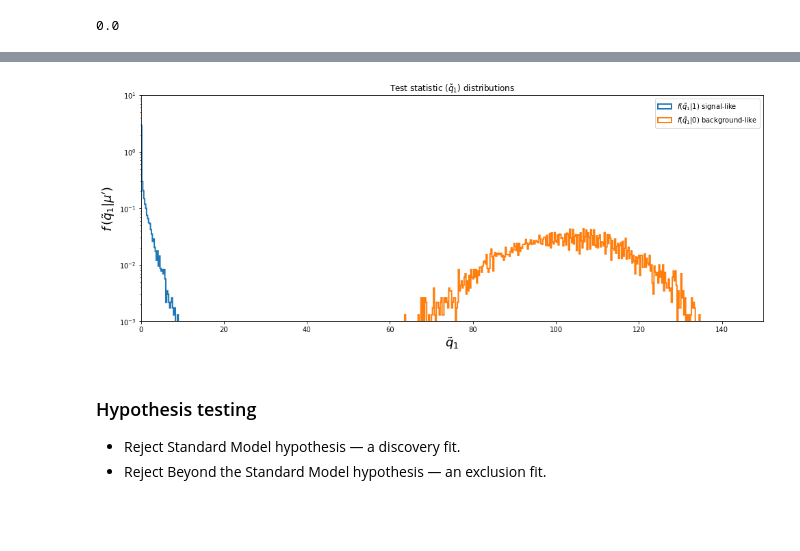
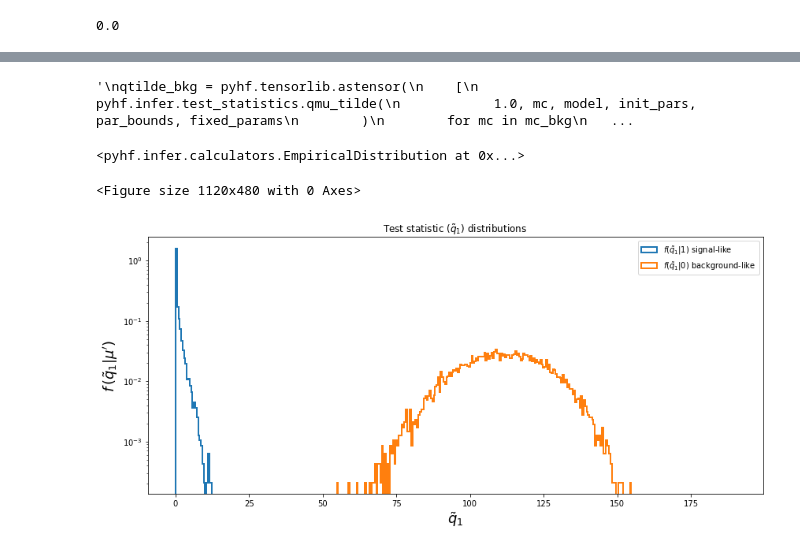
Before and after one commit to emabaci/LCP-mod.-B, a Jupyter notebook: final_project/Statistichal part.ipynb, the cells around one changed output, grey strips where cells are left out. Cells and saved outputs as stored; diff of their text form; code cells hidden in the pictures; blank space fills up the shorter version.

```diff
--- a/final_project/Statistichal part.ipynb
+++ b/final_project/Statistichal part.ipynb
@@ -57,8 +57,8 @@ import scipy.special as special
 # %%
 # Uploading counts from data
 # considering only m>100 GeV
-sim_signal_counts = np.load(r'signal_counts.npy')[9:,]
-sim_background_counts = np.load(r'background_counts.npy')[9:,]
-true_counts = np.load(r'true_counts.npy')[9:,]
+sim_signal_counts = np.load(r'signal_counts.npy')#[5:,]
+sim_background_counts = np.load(r'background_counts.npy')#[5:,]
+true_counts = np.load(r'true_counts.npy')#[5:,]
 #bins_data = np.load(r'C:\Users\vesle\Desktop\data\bins.npy')
 # \Users\vesle\Desktop\Even_longer\
@@ -348,9 +353,9 @@ p_estimate
 # trying with pyhf
 pyhf.set_backend("numpy")
 model = pyhf.simplemodels.uncorrelated_background(
-    [x for x in sim_signal_counts],
-    [x for x in sim_background_counts],
-    [x*0 for x in sim_background_counts]
+    signal=[x for x in sim_signal_counts],
+    bkg=[x for x in sim_background_counts],
+    bkg_uncertainty=[x*0 for x in sim_background_counts]
 )
 
 data = pyhf.tensorlib.astensor( [x for x in true_counts] + model.config.auxdata)
@@ -365,7 +370,7 @@ init_pars = model.config.suggested_init()
 
 par_bounds   = model.config.suggested_bounds()
 fixed_params = model.config.suggested_fixed()
-par_bounds[model.config.poi_index] = (0, 1)
+#par_bounds[model.config.poi_index] = (0, 1)
 q0_obs = pyhf.infer.test_statistics.q0(test_mu_b, data, model, init_pars, par_bounds, fixed_params)
 q1_obs = pyhf.infer.test_statistics.qmu_tilde(test_mu_s, data, model, init_pars, par_bounds, fixed_params)
 print("q_obs_0: ", q0_obs)
@@ -412,7 +429,7 @@ init_pars    = model.config.suggested_init()
 par_bounds   = model.config.suggested_bounds()
 fixed_params = model.config.suggested_fixed()
 
-
+'''
 qtilde_bkg = pyhf.tensorlib.astensor(
     [
         pyhf.infer.test_statistics.qmu_tilde(
@@ -430,6 +447,13 @@ qtilde_sig = pyhf.tensorlib.astensor(
         for mc in mc_sig
     ]
 )
+'''
+# %% [output]
+'\nqtilde_bkg = pyhf.tensorlib.astensor(\n    [\n        pyhf.infer.test_statistics.qmu_tilde(\n            1.0, mc, model, init_pars, par_bounds, fixed_params\n        )\n        for mc in mc_bkg\n   ...
+# %%
+qtilde_sig
+# %% [output]
+<pyhf.infer.calculators.EmpiricalDistribution at 0x...>
 # %%
 toy_calculator_qtilde = pyhf.infer.utils.create_calculator(
     "toybased",
@@ -440,42 +464,39 @@ toy_calculator_qtilde = pyhf.infer.utils.create_calculator(
 )
 qtilde_sig, qtilde_bkg = toy_calculator_qtilde.distributions(1.0)
 # %%
+figure(figsize=(14, 6), dpi=80)
 fig, ax = plt.subplots(nrows=1, ncols=1)
 #for ax in axes:
 #ax.set_xticks(np.arange(0, 500))
 #ax1 = ax.flatten()
 
-bins = np.linspace(0, 150, 650)
+bins = np.linspace(0, 190, 400)
 
 ax.hist(
     qtilde_sig.samples,
     bins=bins,
     histtype="step",
     density=True,
     label=r"$f(\tilde{q}_1|1)$ signal-like",
     linewidth=2,
 )
 ax.hist(
     qtilde_bkg.samples,
     bins=bins,
     histtype="step",
     density=True,
     label=r"$f(\tilde{q}_1|0)$ background-like",
     linewidth=2,
 )
 ax.set_xlabel(r"$\tilde{q}_1$", fontsize=18)
 ax.set_ylabel(r"$f\,(\tilde{q}_1|\mu')$", fontsize=18)
 ax.set_title(r"Test statistic $(\tilde{q}_1)$ distributions")
 ax.legend()
 plt.yscale('log')
 
-plt.setp(ax, xlim=(0, 150), ylim=(1e-3, 10), yscale="log")
+#plt.setp(ax, xlim=(0, 165), ylim=(1e-3, 1), yscale="log")
 fig.set_size_inches(14, 6)
-fig.tight_layout(pad=2.0)
+#fig.tight_layout(pad=2.0)
 # %% [output]
+<Figure size 1120x480 with 0 Axes>
-[figure, old version]
+[figure, new version]
-# %% [markdown]
-### Hypothesis testing
-
-* Reject Standard Model hypothesis — a discovery fit.
-* Reject Beyond the Standard Model hypothesis — an exclusion fit.
```
Also changed, not shown: parts of 26 cells of this notebook.
